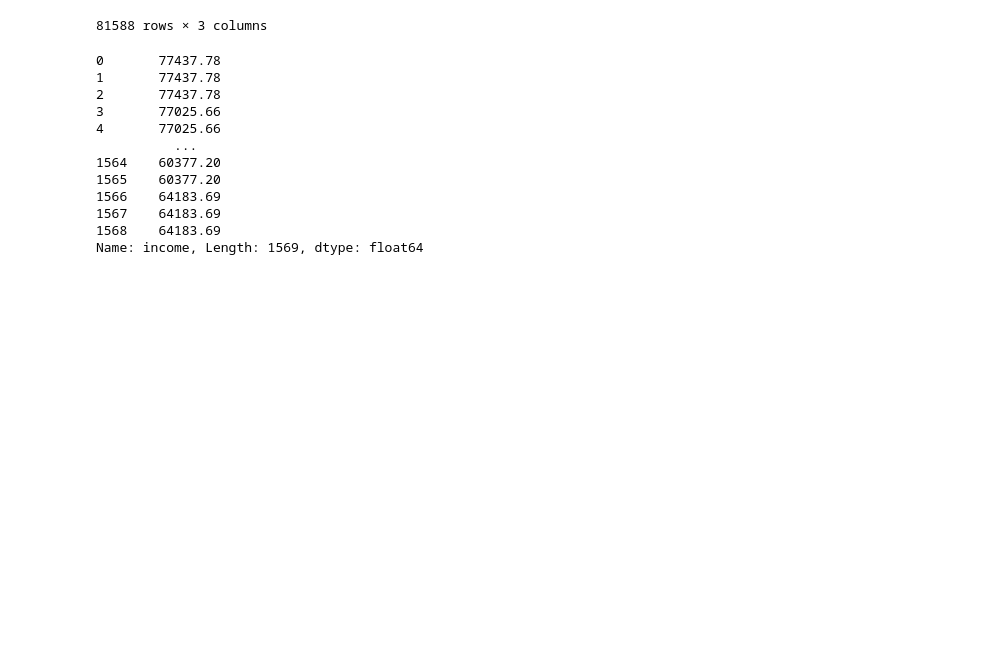
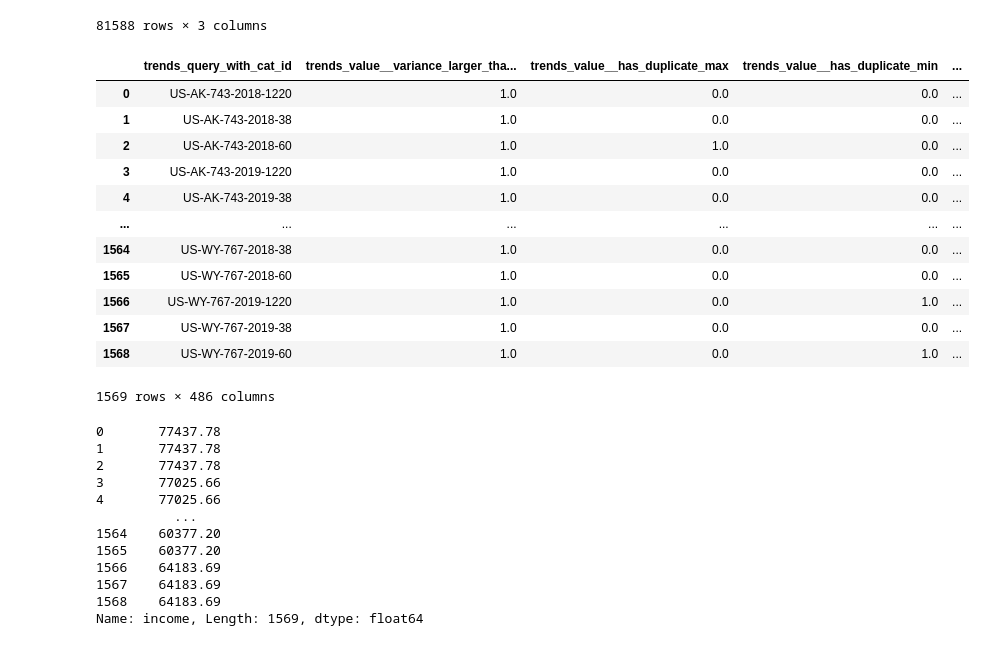
Before and after one commit to mhamzaerol/local-income-prediction-using-google-trends, a Jupyter notebook: feature-extraction/extractor.ipynb, the cells around one changed output. Drawn from its saved outputs; the diff is of its cells as text; code cells hidden in the pictures; blank space fills up the shorter version.

```diff
--- a/feature-extraction/extractor.ipynb
+++ b/feature-extraction/extractor.ipynb
@@ -202,6 +203,27 @@ google_trends_data
 | 81586 | US-WY-767-2019-60 | 50 | 60 |
 | 81587 | US-WY-767-2019-60 | 51 | 73 |
 81588 rows × 3 columns
+# %%
+# extract all the features
+all_extracted_features = tsfresh.extract_features(google_trends_data, column_id='trends_query_with_cat_id', column_sort='time')
+all_extracted_features = all_extracted_features.reset_index()
+all_extracted_features = all_extracted_features.rename(columns={'index': 'trends_query_with_cat_id'})
+all_extracted_features = all_extracted_features.dropna(axis=1)
+all_extracted_features
+# %% [output]
+|  | trends_query_with_cat_id | trends_value__variance_larger_tha... | trends_value__has_duplicate_max | trends_value__has_duplicate_min | ... |
+| 0 | US-AK-743-2018-1220 | 1.0 | 0.0 | 0.0 | ... |
+| 1 | US-AK-743-2018-38 | 1.0 | 0.0 | 0.0 | ... |
+| 2 | US-AK-743-2018-60 | 1.0 | 1.0 | 0.0 | ... |
+| 3 | US-AK-743-2019-1220 | 1.0 | 0.0 | 0.0 | ... |
+| 4 | US-AK-743-2019-38 | 1.0 | 0.0 | 0.0 | ... |
+| ... | ... | ... | ... | ... | ... |
+| 1564 | US-WY-767-2018-38 | 1.0 | 0.0 | 0.0 | ... |
+| 1565 | US-WY-767-2018-60 | 1.0 | 0.0 | 0.0 | ... |
+| 1566 | US-WY-767-2019-1220 | 1.0 | 0.0 | 1.0 | ... |
+| 1567 | US-WY-767-2019-38 | 1.0 | 0.0 | 0.0 | ... |
+| 1568 | US-WY-767-2019-60 | 1.0 | 0.0 | 1.0 | ... |
+1569 rows × 486 columns
 # %%
 # map the trends_query_with_cat_id column to integer hash value
 Y = pd.Series(income_table['income'])
```
Also changed, not shown: parts of 4 cells of this notebook, 3 other files.
